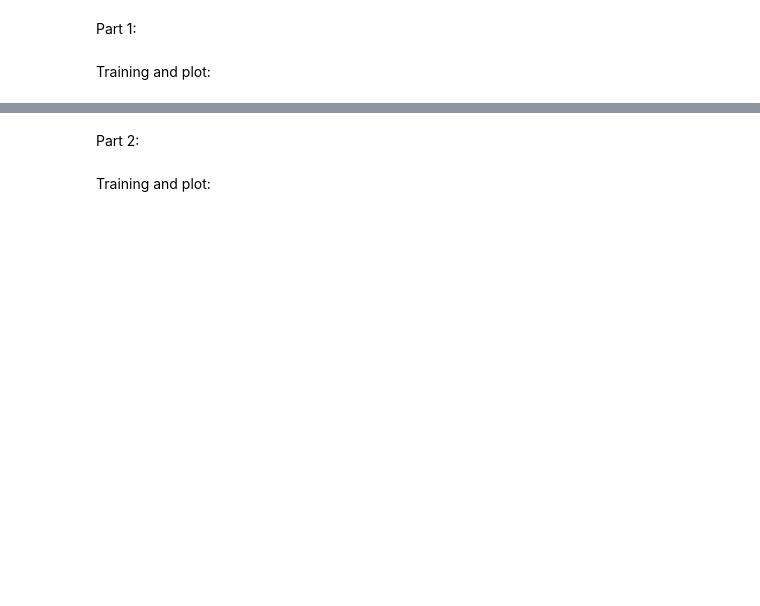
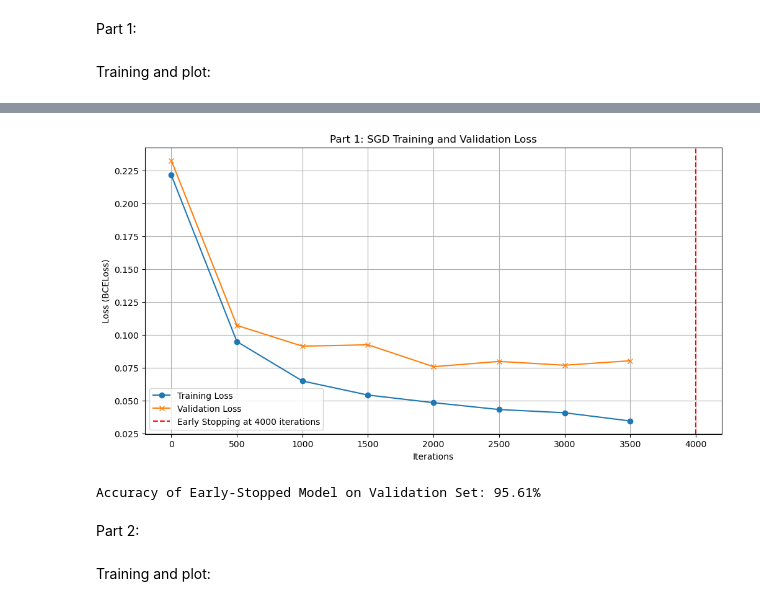
Before and after one commit to swesan123/breast-cancer-prediction-pytorch, a Jupyter notebook: Assignment3_starter.ipynb, the cells around one changed output, grey strips where cells are left out. Saved outputs shown, nothing was run; the diff lists cells and outputs as text; code cells hidden in the pictures; blank space fills up the shorter version.

```diff
--- a/Assignment3_starter.ipynb
+++ b/Assignment3_starter.ipynb
@@ -103,6 +120,20 @@ Next, we define the Neural Network (NN).
 # --- Model Definition ---
 
 # CODE HERE: define the asked NN here
+class BreastCancerNN(nn.Module):
+    def __init__(self, input_size):
+        super(BreastCancerNN, self).__init__()
+        self.network = nn.Sequential(
+            nn.Linear(input_size, 32),
+            nn.ReLU(),
+            nn.Linear(32, 16),
+            nn.ReLU(),
+            nn.Linear(16, 1),
+            nn.Sigmoid()  # Converts output to probability between 0 and 1
+        )
+
+    def forward(self, x):
+        return self.network(x)
 
 input_features = X_train_t.shape[1]
 print(f"Model will accept {input_features} input features.")
@@ -129,22 +210,39 @@ def stochastic_gradient_descent(model, criterion, optimizer, X_train, y_train, X
 Training and plot:
 # %%
 # --- Hyperparameters for Part 1 ---
-LEARNING_RATE =
-MAX_ITERATIONS =
-CHECK_EVERY =
-PATIENCE =
+LEARNING_RATE = 0.01
+MAX_ITERATIONS = 5000
+CHECK_EVERY = MAX_ITERATIONS // 10
+PATIENCE = 3
 THRESHOLD = 1e-4
 
 # --- Model Initialization ---
 
 #CODE HERE
+model_sgd = BreastCancerNN(input_features)
+criterion = nn.BCELoss()
+optimizer = optim.SGD(model_sgd.parameters(), lr=LEARNING_RATE)
 
 # --- Run Training ---
 
 #CODE HERE
+train_losses_sgd, val_losses_sgd, iterations_sgd, stop_iter, best_model_state = stochastic_gradient_descent(
+    model_sgd, criterion, optimizer,
+    X_train_t, y_train_t, X_val_t, y_val_t,
+    MAX_ITERATIONS, CHECK_EVERY, PATIENCE, THRESHOLD
+)
+
+# restore the best model weights
+model_sgd.load_state_dict(best_model_state)
+min_len = min(len(iterations_sgd), len(train_losses_sgd), len(val_losses_sgd))
+iterations_sgd = iterations_sgd[:min_len]
+train_losses_sgd = train_losses_sgd[:min_len]
+val_losses_sgd = val_losses_sgd[:min_len]
 
 # --- Plotting Results ---
 print("Plotting Part 1 results...")
+
+
 plt.figure(figsize=(12, 6))
 plt.plot(iterations_sgd, train_losses_sgd, label='Training Loss', marker='o')
 plt.plot(iterations_sgd, val_losses_sgd, label='Validation Loss', marker='x')
@@ -164,5 +262,9 @@ plt.show()
 with torch.no_grad():
 
     #CODE HERE
+    preds = model_sgd(X_val_t)
+    preds_class = (preds >= 0.5).float()
+    accuracy = (preds_class.eq(y_val_t)).sum().item() / y_val_t.size(0)
 
     print(f"\nAccuracy of Early-Stopped Model on Validation Set: {accuracy * 100:.2f}%")
+# %% [output]
@@ -169,2 +281,4 @@ with torch.no_grad():
+[figure, added]
+Accuracy of Early-Stopped Model on Validation Set: 95.61%
 # %% [markdown]
 Part 2:
```
Also changed, not shown: parts of 30 cells of this notebook.
